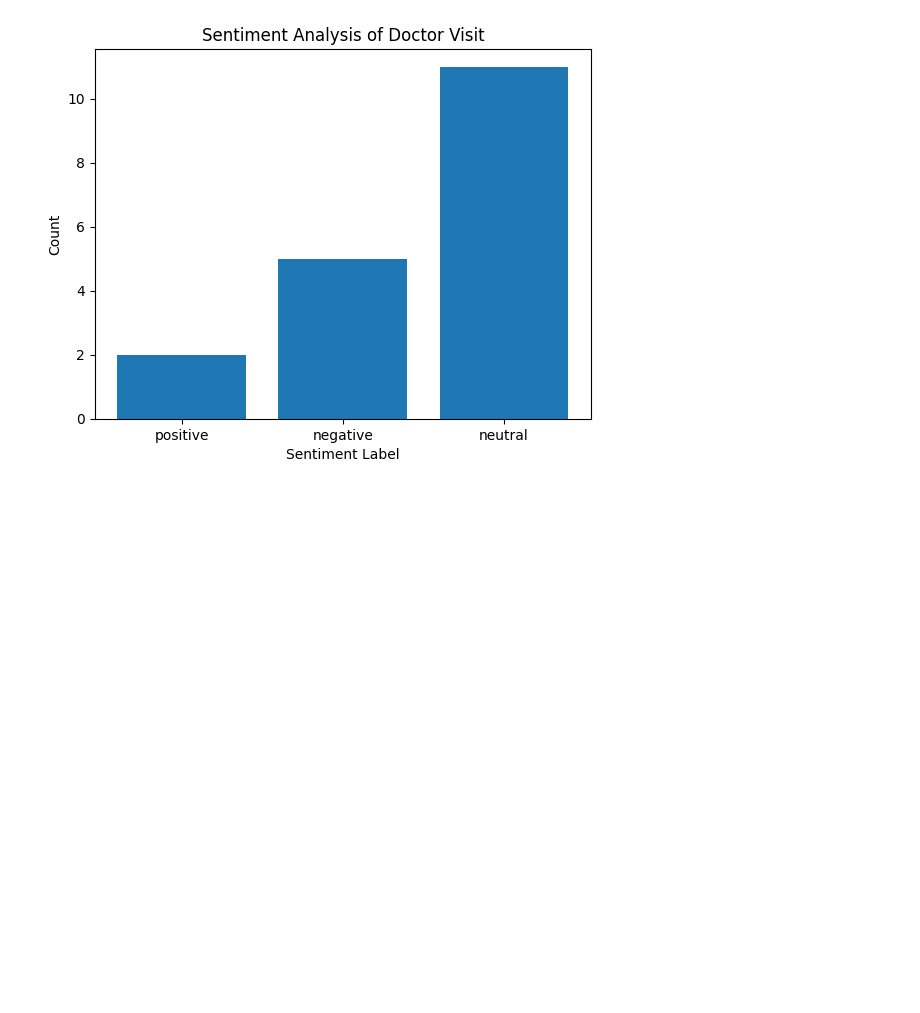
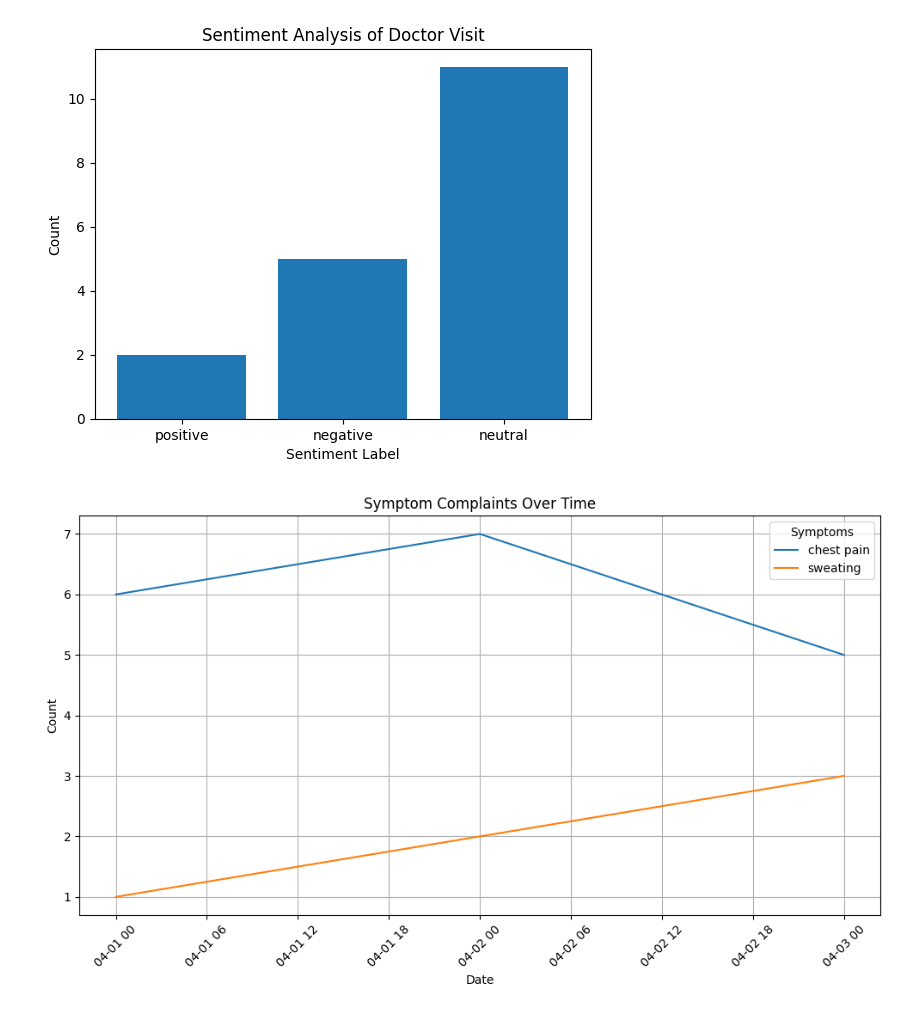
Before and after one commit to jlujan209/TheRoomKnows, a Jupyter notebook: notebook.ipynb, the cells around one changed output. Drawn from its saved outputs; the diff is of its cells as text; code cells hidden in the pictures; blank space fills up the shorter version.

```diff
--- a/notebook.ipynb
+++ b/notebook.ipynb
@@ -21,3 +22,71 @@ plt.show()
 'positive': 2, 'negative': 5, 'neutral': 11
 {'positive': 2, 'negative': 5, 'neutral': 11}
 [figure]
+# %%
+import matplotlib.pyplot as plt
+import pandas as pd
+
+# Example Data
+patient_data = [
+    {
+        "date": "2025-04-01",
+        "patient_symptoms": [
+            {"symptom": "chest pain", "count": 6},
+            {"symptom": "sweating", "count": 1}
+        ]
+    },
+    {
+        "date": "2025-04-02",
+        "patient_symptoms": [
+            {"symptom": "chest pain", "count": 7},
+            {"symptom": "sweating", "count": 2}
+        ]
+    },
+    {
+        "date": "2025-04-03",
+        "patient_symptoms": [
+            {"symptom": "chest pain", "count": 5},
+            {"symptom": "sweating", "count": 3}
+            {"symptom": "nausea", "count": 1}
+        ]
+    }
+]
+
+# Convert to DataFrame
+data_rows = []
+
+# Flatten the data into a list of dictionaries
+for entry in patient_data:
+    date = entry['date']
+    for symptom in entry['patient_symptoms']:
+        data_rows.append({
+            'date': date,
+            'symptom': symptom['symptom'],
+            'count': symptom['count']
+        })
+
+df = pd.DataFrame(data_rows)
+
+# Convert 'date' column to datetime
+df['date'] = pd.to_datetime(df['date'])
+
+# Pivot the DataFrame to have a column for each symptom
+df_pivot = df.pivot_table(index='date', columns='symptom', values='count', aggfunc='sum').fillna(0)
+
+# Plotting
+plt.figure(figsize=(10, 6))
+
+# Plot each symptom's count over time
+for symptom in df_pivot.columns:
+    plt.plot(df_pivot.index, df_pivot[symptom], label=symptom)
+
+plt.title('Symptom Complaints Over Time')
+plt.xlabel('Date')
+plt.ylabel('Count')
+plt.legend(title='Symptoms')
+plt.xticks(rotation=45)
+plt.grid(True)
+plt.tight_layout()
+plt.show()
+# %% [output]
+[figure, added]
```
Also changed, not shown: parts of 1 cell of this notebook, 2 other files.
